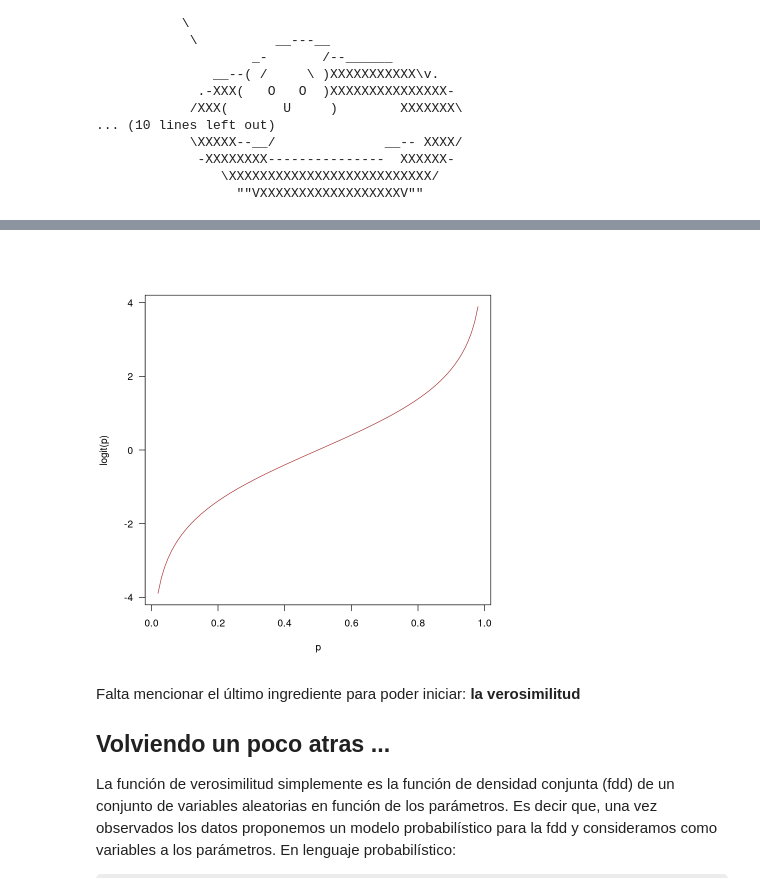
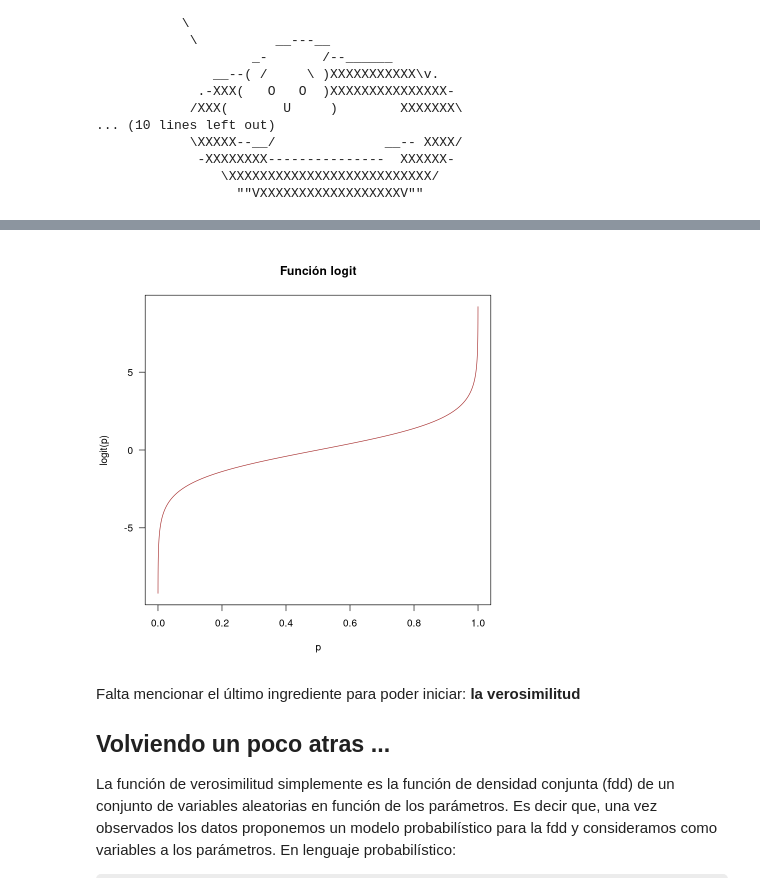
Before and after one commit to Daniel-Cendales/RegresiOn-LogIstica, a Jupyter notebook: Logistic_ression.ipynb, the cells around one changed output, grey strips where cells are left out. Drawn from its saved outputs; the diff is of its cells as text; code cells hidden in the pictures; some formulas as TeX source.

```diff
--- a/Logistic_ression.ipynb
+++ b/Logistic_ression.ipynb
@@ -91,14 +91,15 @@ Adicional a esto, la cantidad $\frac{p}{1-p}$ tiene un nombre especial, *odds*
 # %%
 # Logit
 logit <- function(p){
     log(p/(1-p))
 }
 
 # Gráfico
-p <- seq(0.02, 0.98, by = 0.01)
-plot(x = p, y = logit(p), type = "l", col = "brown", las = 1)
+p <- seq(1/10000, 9999/10000, by = 0.0001)
+plot(x = p, y = logit(p), type = "l", col = "brown",
+     las = 1, main = "Función logit")
 # %% [output]
-[figure, old version]
+[figure, new version]
 # %% [markdown]
 Falta mencionar el último ingrediente para poder iniciar: **la verosimilitud**
 
```
Also changed, not shown: parts of 5 cells of this notebook.
